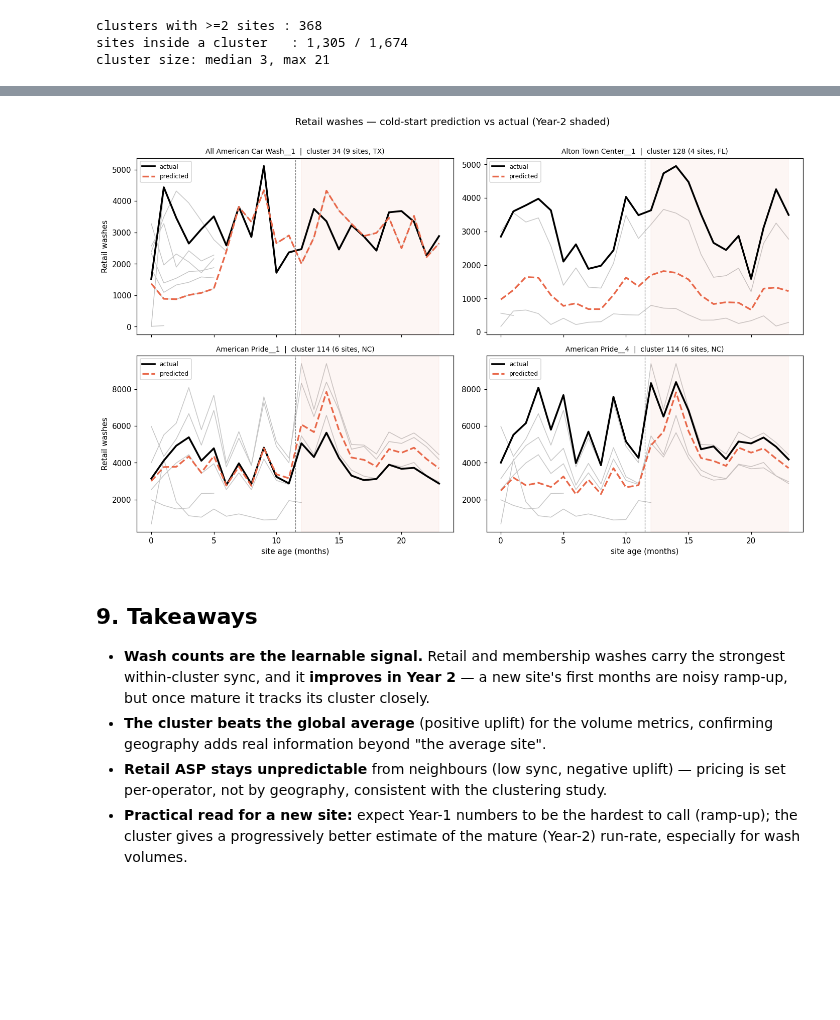
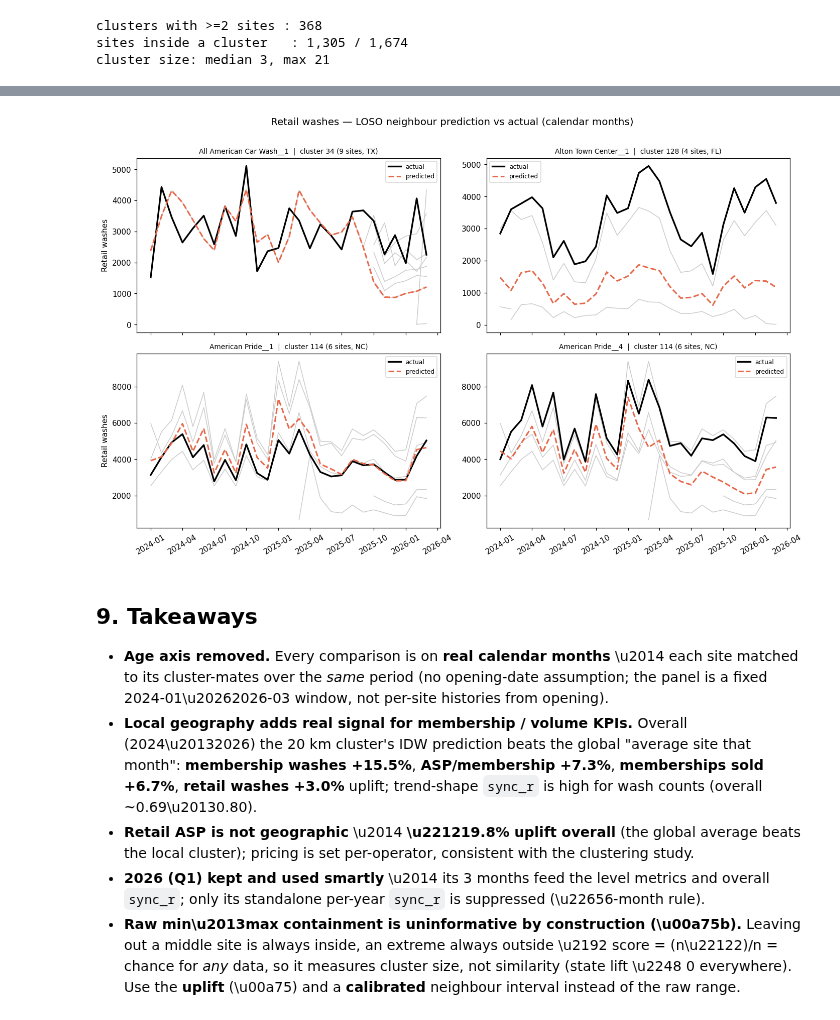
Before and after one commit to RocketFrog-ai/sonnysDataCollection, a Jupyter notebook: final_modelling/notebooks/cluster_year_prediction.ipynb, the cells around one changed output, grey strips where cells are left out. Drawn from its saved outputs; the diff is of its cells as text; code cells hidden in the pictures; blank space fills up the shorter version.

```diff
--- a/final_modelling/notebooks/cluster_year_prediction.ipynb
+++ b/final_modelling/notebooks/cluster_year_prediction.ipynb
@@ -112,7 +103,7 @@ def predict_holdout(uid, kpi, agg="idw"):
     if c < 0:
         return None
     mates = si[(si.cluster == c) & (si.index != uid)]
-    A = AGE[kpi].reindex(mates.index)
+    A = CAL[kpi].reindex(mates.index)
     if A.dropna(how="all").empty:
         return None
     d = haversine_km_vec(si.loc[uid, "lat"], si.loc[uid, "lon"],
@@ -128,6 +119,7 @@ def predict_holdout(uid, kpi, agg="idw"):
 # sanity: one held-out site
 demo = si[si.cluster >= 0].index[0]
 print("demo prediction (retail_wash_count) for", demo)
-print(predict_holdout(demo, "retail_wash_count").round(0).head(6).to_dict())
+print({k.strftime('%Y-%m'): round(v) for k, v in
+       predict_holdout(demo, "retail_wash_count").dropna().head(6).items()})
 # %% [output]
 demo prediction (retail_wash_count) for 360 Car Wash__1
@@ -236,12 +416,11 @@ well as the site matures; rising curves mean drift.
 fig, ax = plt.subplots(figsize=(11, 4.6))
 colors = plt.cm.tab10(np.linspace(0, 1, len(order)))
 for k, c in zip(order, colors):
-    g = age_err[age_err.kpi == k].groupby("age")["smape"].median()
-    ax.plot(g.index, g.values, marker="o", ms=3, lw=1.6, color=c, label=LABELS[k])
-ax.axvline(11.5, color="grey", ls="--", lw=1)
-ax.text(11.7, ax.get_ylim()[1]*0.95, "Year 1 | Year 2", fontsize=8, color="grey")
-ax.set_xlabel("site age (months since opening)")
+    g = month_err[month_err.kpi == k].groupby("month")["smape"].median().sort_index()
+    xs = [p.to_timestamp() for p in g.index]          # Period -> Timestamp for plotting
+    ax.plot(xs, g.values, marker="o", ms=3, lw=1.6, color=c, label=LABELS[k])
+ax.set_xlabel("calendar month")
 ax.set_ylabel("median sMAPE (lower = better)")
-ax.set_title("Prediction error as a new site ages")
+ax.set_title("Prediction error over calendar time")
 ax.legend(fontsize=8, ncol=2); plt.tight_layout(); plt.show()
 # %% [output]
@@ -254,47 +432,48 @@ site's actual trajectory. Shaded band = Year 2.
 # %%
 KPI_SHOW = "retail_wash_count"
-full = AGE[KPI_SHOW].iloc[:, 23].notna()
-cand = [u for u in si[(si.cluster >= 0)].index
-        if u in full.index and full.loc[u] and (si.loc[u, "cluster"] >= 0)
-        and (si.cluster == si.loc[u, "cluster"]).sum() >= 4]
+mx = month_axis.to_timestamp()                        # PeriodIndex -> Timestamps for plotting
+ncov = CAL[KPI_SHOW].notna().sum(axis=1)
+cand = [u for u in si[si.cluster >= 0].index
+        if ncov.get(u, 0) >= 18 and (si.cluster == si.loc[u, "cluster"]).sum() >= 4]
 examples = cand[:4]
 
 fig, axes = plt.subplots(2, 2, figsize=(13, 8), sharex=True)
 for ax, uid in zip(axes.ravel(), examples):
     c = si.loc[uid, "cluster"]
     mates = si[(si.cluster == c) & (si.index != uid)].index
     for mid in mates:
-        ax.plot(range(MAXAGE), AGE[KPI_SHOW].loc[mid].values,
-                color="0.78", lw=1, zorder=1)
+        ax.plot(mx, CAL[KPI_SHOW].loc[mid].values, color="0.8", lw=1, zorder=1)
     pred = predict_holdout(uid, KPI_SHOW)
-    ax.plot(range(MAXAGE), AGE[KPI_SHOW].loc[uid].values, color="black",
-            lw=2.4, label="actual", zorder=3)
-    ax.plot(range(MAXAGE), pred.values, color="#E8684A", lw=2.2, ls="--",
+    ax.plot(mx, CAL[KPI_SHOW].loc[uid].values, color="black", lw=2.2,
+            label="actual", zorder=3)
+    ax.plot(mx, pred.values, color="#E8684A", lw=2.0, ls="--",
             label="predicted", zorder=3)
-    ax.axvspan(12, MAXAGE - 1, color="#E8684A", alpha=0.06)
-    ax.axvline(11.5, color="grey", ls="--", lw=.8)
     ax.set_title(f"{uid}  |  cluster {int(c)} ({len(mates)+1} sites, {si.loc[uid,'state']})",
                  fontsize=9)
     ax.legend(fontsize=8)
-for ax in axes[-1]:
-    ax.set_xlabel("site age (months)")
+    ax.tick_params(axis="x", labelrotation=30)
 for ax in axes[:, 0]:
     ax.set_ylabel(LABELS[KPI_SHOW])
-fig.suptitle(f"{LABELS[KPI_SHOW]} — cold-start prediction vs actual (Year-2 shaded)",
+fig.suptitle(f"{LABELS[KPI_SHOW]} \u2014 LOSO neighbour prediction vs actual (calendar months)",
              y=1.01, fontsize=13)
 plt.tight_layout(); plt.show()
 # %% [output]
-[figure, old version]
+[figure, new version]
 # %% [markdown]
 ## 9. Takeaways
 
-- **Wash counts are the learnable signal.** Retail and membership washes carry the
-  strongest within-cluster sync, and it **improves in Year 2** — a new site's first
-  months are noisy ramp-up, but once mature it tracks its cluster closely.
-- **The cluster beats the global average** (positive uplift) for the volume metrics,
-  confirming geography adds real information beyond "the average site".
-- **Retail ASP stays unpredictable** from neighbours (low sync, negative uplift) —
-  pricing is set per-operator, not by geography, consistent with the clustering study.
-- **Practical read for a new site:** expect Year-1 numbers to be the hardest to call
-  (ramp-up); the cluster gives a progressively better estimate of the mature
-  (Year-2) run-rate, especially for wash volumes.
+- **Age axis removed.** Every comparison is on **real calendar months** \u2014 each site matched to its
+  cluster-mates over the *same* period (no opening-date assumption; the panel is a fixed
+  2024-01\u20262026-03 window, not per-site histories from opening).
+- **Local geography adds real signal for membership / volume KPIs.** Overall (2024\u20132026) the 20 km
+  cluster's IDW prediction beats the global "average site that month": **membership washes +15.5%**,
+  **ASP/membership +7.3%**, **memberships sold +6.7%**, **retail washes +3.0%** uplift; trend-shape
+  `sync_r` is high for wash counts (overall ~0.69\u20130.80).
+- **Retail ASP is not geographic** \u2014 **\u221219.8% uplift overall** (the global average beats the local
+  cluster); pricing is set per-operator, consistent with the clustering study.
+- **2026 (Q1) kept and used smartly** \u2014 its 3 months feed the level metrics and overall `sync_r`;
+  only its standalone per-year `sync_r` is suppressed (\u22656-month rule).
+- **Raw min\u2013max containment is uninformative by construction (\u00a75b).** Leaving out a middle site is
+  always inside, an extreme always outside \u2192 score = (n\u22122)/n = chance for *any* data, so it measures
+  cluster size, not similarity (state lift \u2248 0 everywhere). Use the **uplift** (\u00a75) and a
+  **calibrated** neighbour interval instead of the raw range.
```
Also changed, not shown: parts of 19 cells of this notebook, 18 other files.
